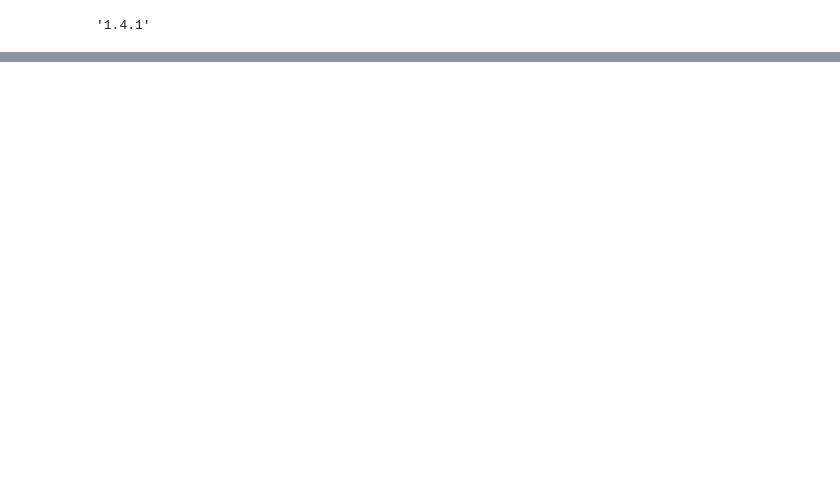
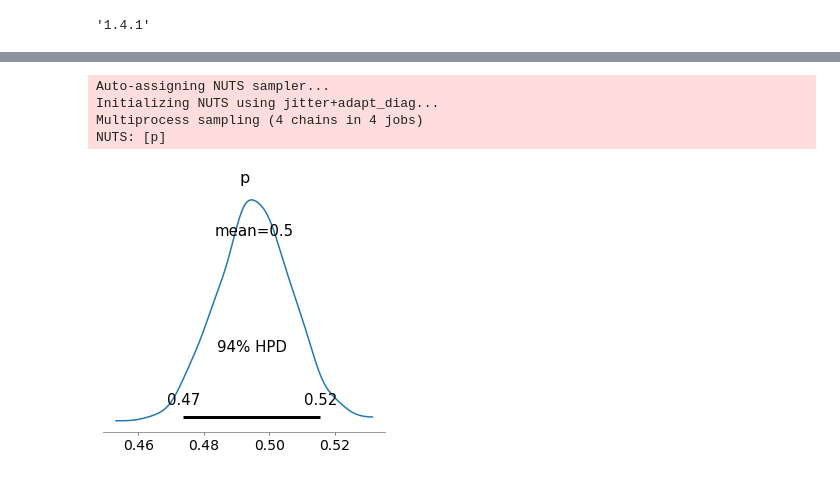
Before and after one commit to smrutijz/exploration, a Jupyter notebook: gaussian/beta binomial conjugate prior.ipynb, the cells around one changed output, grey strips where cells are left out. Saved outputs shown, nothing was run; the diff lists cells and outputs as text; code cells hidden in the pictures; blank space fills up the shorter version.

```diff
--- a/gaussian/beta binomial conjugate prior.ipynb
+++ b/gaussian/beta binomial conjugate prior.ipynb
@@ -86,0 +93,15 @@ plt.tight_layout()
+# %%
+with pm.Model() as model:
+    p = pm.Beta("p", 1, 1)
+    pm.Bernoulli("cointoss", p=p, observed=data)
+    trace = pm.sample(1000, tune=1000, cores=2)
+# %% [output]
+Auto-assigning NUTS sampler...
+Initializing NUTS using jitter+adapt_diag...
+Multiprocess sampling (4 chains in 4 jobs)
+NUTS: [p]
+# %%
+figsize(4, 4)
+pm.plot_posterior(trace);
+# %% [output]
+[figure, added]
```
Also changed, not shown: parts of 4 cells of this notebook, 4 other files.
